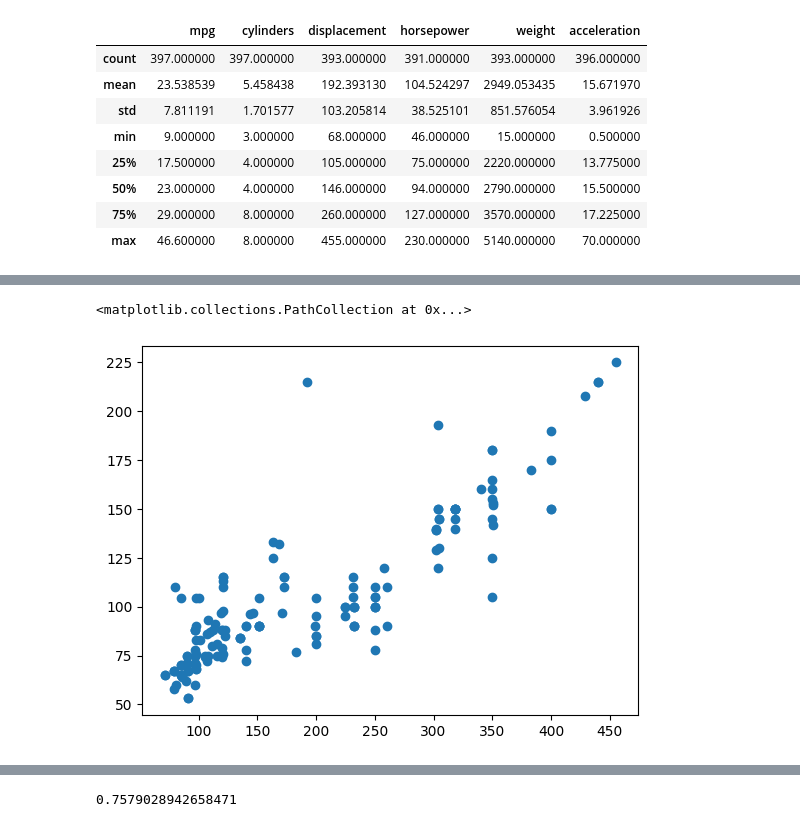
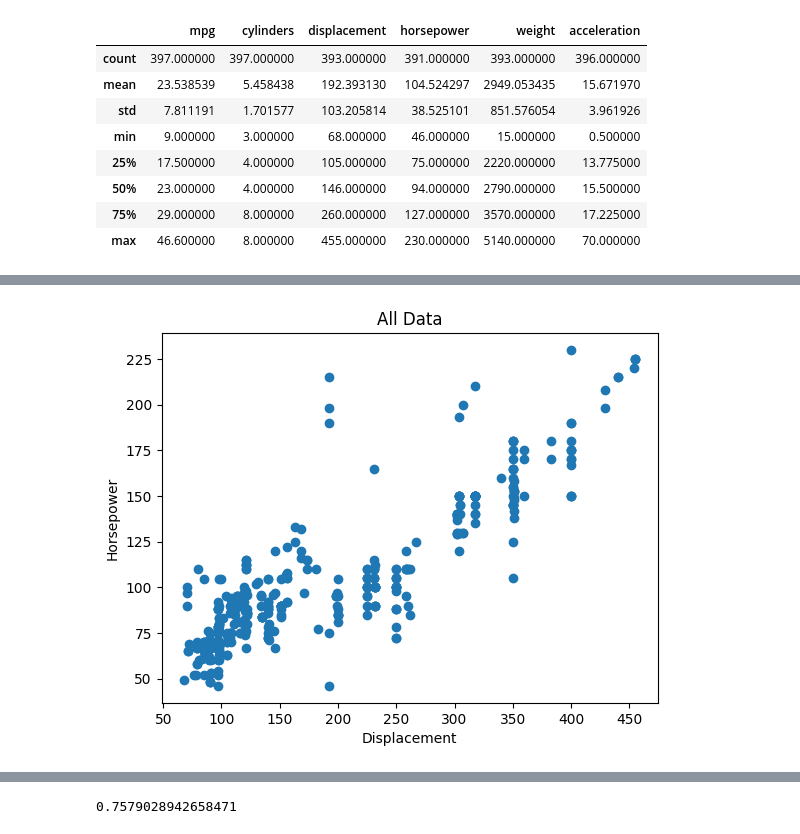
Before and after one commit to nayanraut1412/ML_Practicals, a Jupyter notebook: Practical_3/nayan_exp-3.ipynb, the cells around one changed output, grey strips where cells are left out. Saved outputs shown, nothing was run; the diff lists cells and outputs as text; code cells hidden in the pictures.

```diff
--- a/Practical_3/nayan_exp-3.ipynb
+++ b/Practical_3/nayan_exp-3.ipynb
@@ -111,6 +93,13 @@ plt.scatter(X_train,Y_train)
-# %%
-plt.scatter(X_test,Y_test)
-#plotting testing data on graph
-# %% [output]
-<matplotlib.collections.PathCollection at 0x...>
-[figure, removed]
+# %%
+plt.scatter(X,Y)
+ # naming the x axis
+plt.xlabel('Displacement')
+# naming the y axis
+plt.ylabel('Horsepower')
+# giving a title to graph
+plt.title('All Data')
+# function to show the plot
+plt.show()
+#plotting X & Y data on graph
+# %% [output]
+[figure, added]
```
Also changed, not shown: parts of 56 cells of this notebook, 1 other file.
